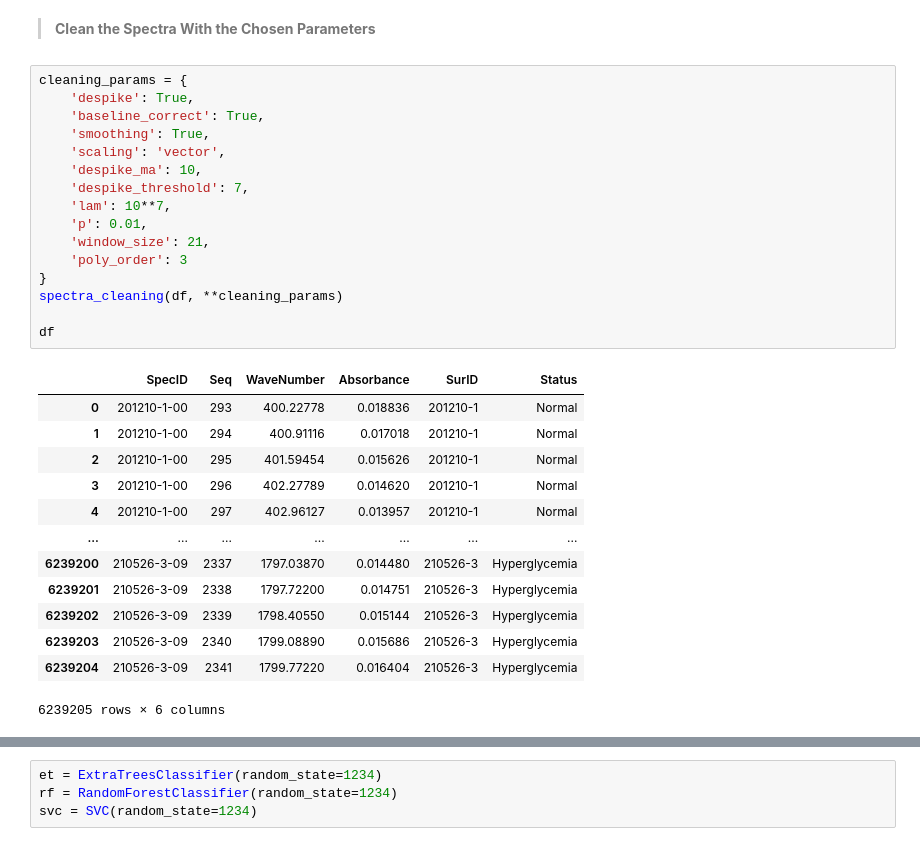
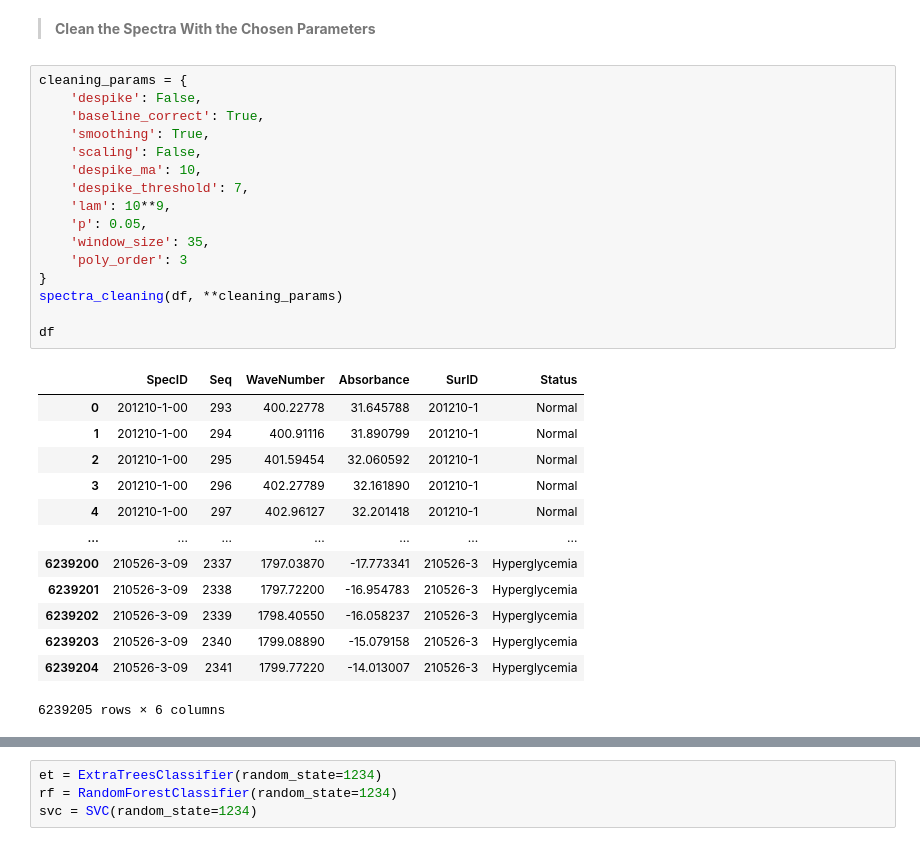
Before and after one commit to Spuced/Final_Year_Project_Github_Clone, a Jupyter notebook: Final_Results/kfold_evaluation.ipynb, the cells around one changed output, grey strips where cells are left out. Saved outputs shown, nothing was run; the diff lists cells and outputs as text.

```diff
--- a/Final_Results/kfold_evaluation.ipynb
+++ b/Final_Results/kfold_evaluation.ipynb
@@ -38,33 +38,33 @@ df
 > **Clean the Spectra With the Chosen Parameters**
 # %%
 cleaning_params = {
-    'despike': True,
+    'despike': False,
     'baseline_correct': True,
     'smoothing': True,
-    'scaling': 'vector',
+    'scaling': False,
     'despike_ma': 10,
     'despike_threshold': 7,
-    'lam': 10**7,
-    'p': 0.01,
-    'window_size': 21,
+    'lam': 10**9,
+    'p': 0.05,
+    'window_size': 35,
     'poly_order': 3
 }
 spectra_cleaning(df, **cleaning_params)
 
 df
 # %% [output]
 |  | SpecID | Seq | WaveNumber | Absorbance | SurID | Status |
-| 0 | 201210-1-00 | 293 | 400.22778 | 0.018836 | 201210-1 | Normal |
-| 1 | 201210-1-00 | 294 | 400.91116 | 0.017018 | 201210-1 | Normal |
-| 2 | 201210-1-00 | 295 | 401.59454 | 0.015626 | 201210-1 | Normal |
-| 3 | 201210-1-00 | 296 | 402.27789 | 0.014620 | 201210-1 | Normal |
-| 4 | 201210-1-00 | 297 | 402.96127 | 0.013957 | 201210-1 | Normal |
+| 0 | 201210-1-00 | 293 | 400.22778 | 31.645788 | 201210-1 | Normal |
+| 1 | 201210-1-00 | 294 | 400.91116 | 31.890799 | 201210-1 | Normal |
+| 2 | 201210-1-00 | 295 | 401.59454 | 32.060592 | 201210-1 | Normal |
+| 3 | 201210-1-00 | 296 | 402.27789 | 32.161890 | 201210-1 | Normal |
+| 4 | 201210-1-00 | 297 | 402.96127 | 32.201418 | 201210-1 | Normal |
 | ... | ... | ... | ... | ... | ... | ... |
-| 6239200 | 210526-3-09 | 2337 | 1797.03870 | 0.014480 | 210526-3 | Hyperglycemia |
-| 6239201 | 210526-3-09 | 2338 | 1797.72200 | 0.014751 | 210526-3 | Hyperglycemia |
-| 6239202 | 210526-3-09 | 2339 | 1798.40550 | 0.015144 | 210526-3 | Hyperglycemia |
-| 6239203 | 210526-3-09 | 2340 | 1799.08890 | 0.015686 | 210526-3 | Hyperglycemia |
-| 6239204 | 210526-3-09 | 2341 | 1799.77220 | 0.016404 | 210526-3 | Hyperglycemia |
+| 6239200 | 210526-3-09 | 2337 | 1797.03870 | -17.773341 | 210526-3 | Hyperglycemia |
+| 6239201 | 210526-3-09 | 2338 | 1797.72200 | -16.954783 | 210526-3 | Hyperglycemia |
+| 6239202 | 210526-3-09 | 2339 | 1798.40550 | -16.058237 | 210526-3 | Hyperglycemia |
+| 6239203 | 210526-3-09 | 2340 | 1799.08890 | -15.079158 | 210526-3 | Hyperglycemia |
+| 6239204 | 210526-3-09 | 2341 | 1799.77220 | -14.013007 | 210526-3 | Hyperglycemia |
 6239205 rows × 6 columns
 # %%
 wavelength_df = prepare_wavelength_df(df, 'Absorbance')
```
Also changed, not shown: parts of 13 cells of this notebook, 6 other files.
